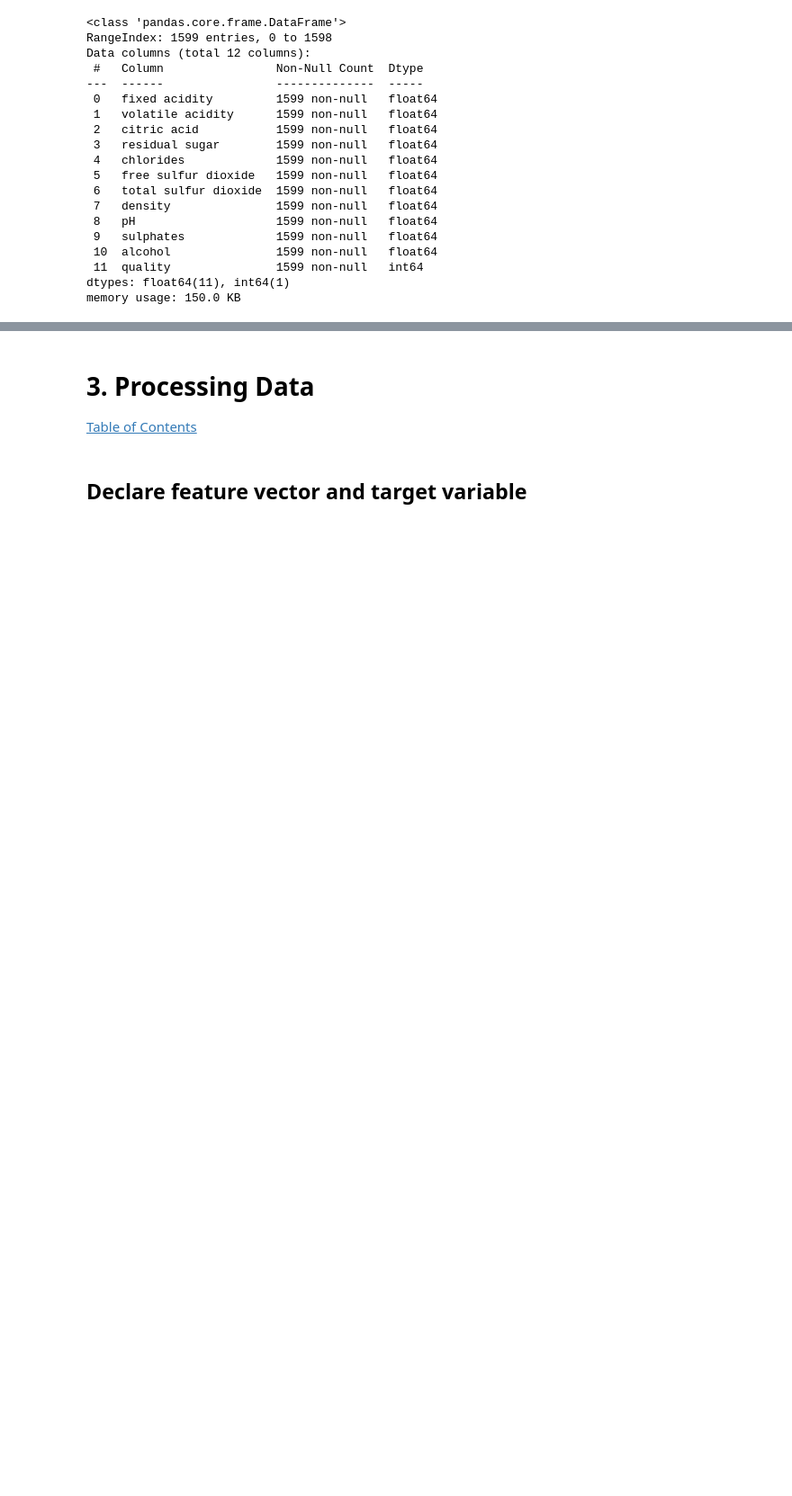
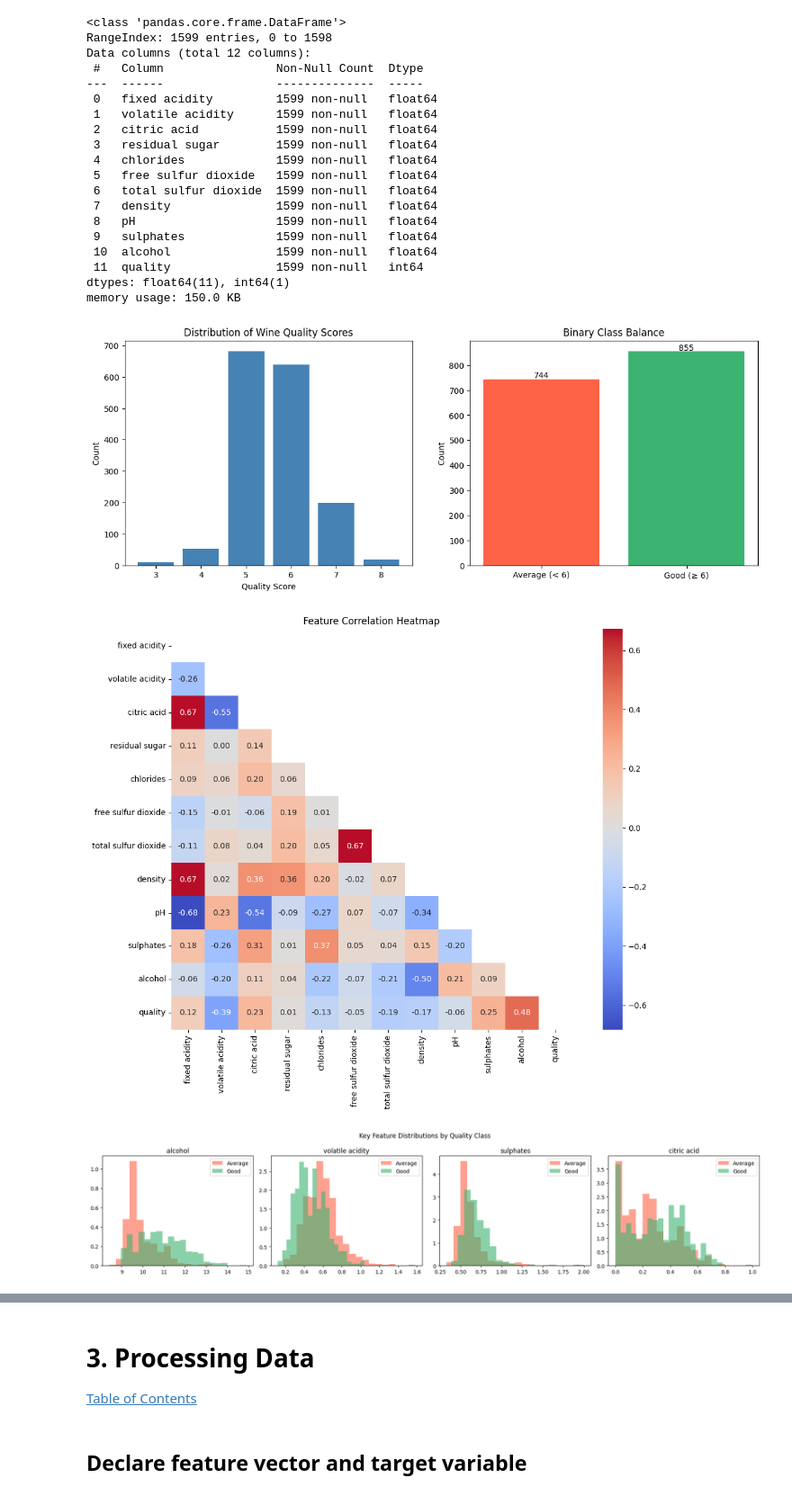
Before and after one commit to Iris-Jiaa/DSML2-ChangyuJia, a Jupyter notebook: notebook/dsml-classicAlgorithms.ipynb, the cells around one changed output, grey strips where cells are left out. Shown at 90% size. Cells and saved outputs as stored; diff of their text form; code cells hidden in the pictures; blank space fills up the shorter version.

```diff
--- a/notebook/dsml-classicAlgorithms.ipynb
+++ b/notebook/dsml-classicAlgorithms.ipynb
@@ -101,3 +115,45 @@ Data columns (total 12 columns):
  11  quality               1599 non-null   int64
 dtypes: float64(11), int64(1)
 memory usage: 150.0 KB
+# %%
+fig, axes = plt.subplots(1, 2, figsize=(14, 5))
+
+# Quality score distribution
+quality_counts = winequality_data['quality'].value_counts().sort_index()
+axes[0].bar(quality_counts.index, quality_counts.values, color='steelblue')
+axes[0].set_title('Distribution of Wine Quality Scores')
+axes[0].set_xlabel('Quality Score')
+axes[0].set_ylabel('Count')
+
+# Binary class balance
+binary_counts = [744, 855]
+axes[1].bar(['Average (< 6)', 'Good (≥ 6)'], binary_counts, color=['tomato', 'mediumseagreen'])
+axes[1].set_title('Binary Class Balance')
+axes[1].set_ylabel('Count')
+for i, v in enumerate(binary_counts):
+    axes[1].text(i, v + 5, str(v), ha='center')
+
+# Feature correlation heatmap
+plt.figure(figsize=(12, 9))
+corr = winequality_data.corr()
+mask = np.triu(np.ones_like(corr, dtype=bool))
+sns.heatmap(corr, mask=mask, annot=True, fmt='.2f', cmap='coolwarm', center=0, square=True)
+plt.title('Feature Correlation Heatmap')
+plt.tight_layout()
+plt.show()
+
+# Key feature distributions by quality class
+features_to_plot = ['alcohol', 'volatile acidity', 'sulphates', 'citric acid']
+fig, axes = plt.subplots(1, 4, figsize=(18, 4))
+fig.suptitle('Key Feature Distributions by Quality Class')
+for ax, feat in zip(axes, features_to_plot):
+    ax.hist(winequality_data[winequality_data['quality'] < 6][feat], bins=20, alpha=0.6, color='tomato', label='Average', density=True)
+    ax.hist(winequality_data[winequality_data['quality'] >= 6][feat], bins=20, alpha=0.6, color='mediumseagreen', label='Good', density=True)
+    ax.set_title(feat)
+    ax.legend()
+plt.tight_layout()
+plt.show()
+# %% [output]
+[figure, added]
+[figure, added]
+[figure, added]
```
Also changed, not shown: parts of 36 cells of this notebook.
